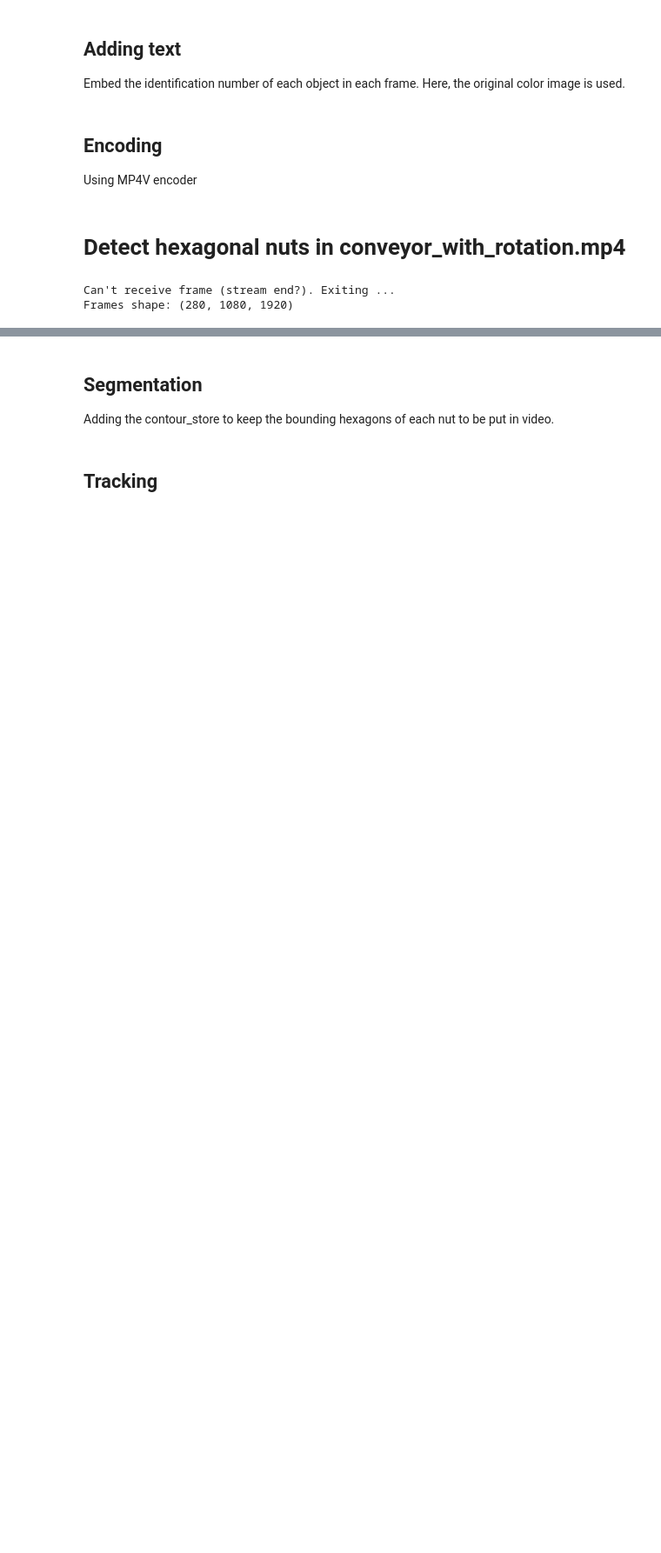
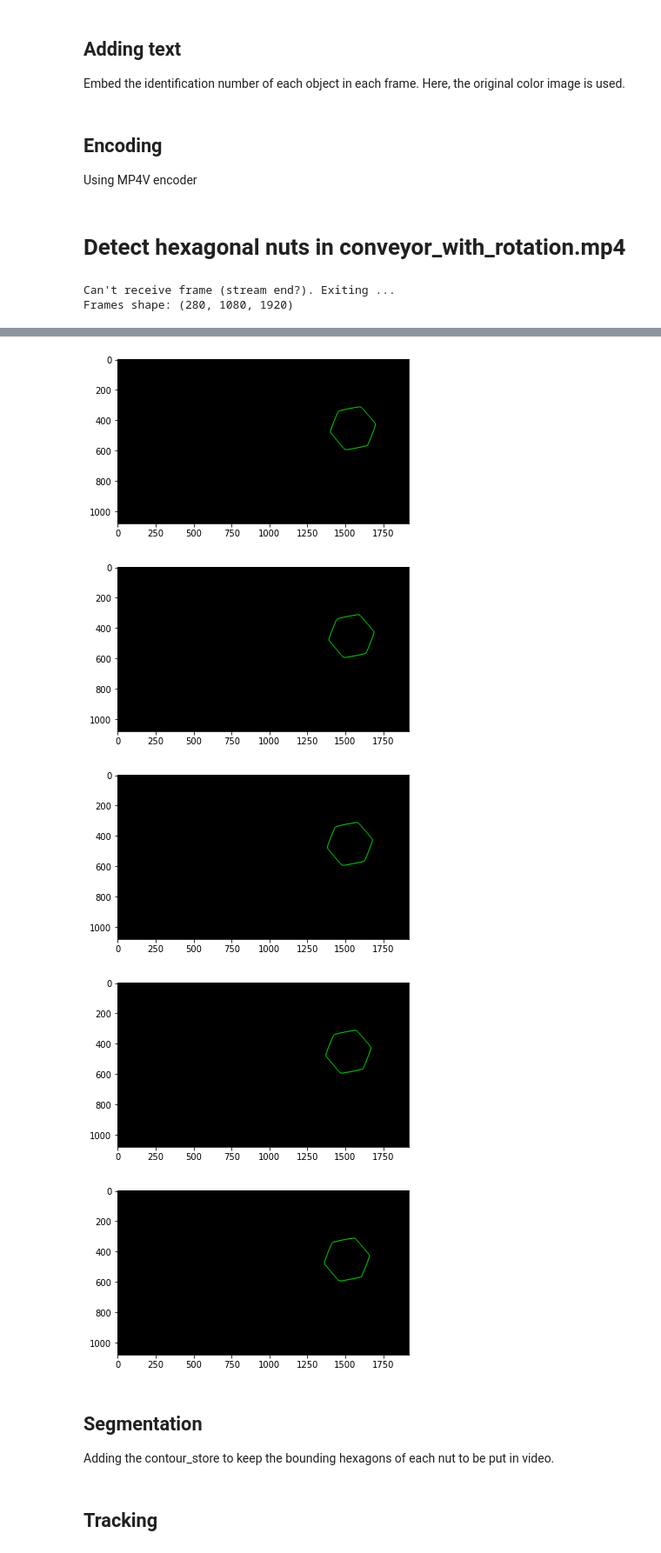
Before and after one commit to PamudithaSomarathne/EN2550, a Jupyter notebook: 5 Count/Assignment 05.ipynb, the cells around one changed output, grey strips where cells are left out. Shown at 87% size. Saved outputs shown, nothing was run; the diff lists cells and outputs as text; code cells hidden in the pictures; blank space fills up the shorter version.

```diff
--- a/5 Count/Assignment 05.ipynb
+++ b/5 Count/Assignment 05.ipynb
@@ -209,12 +224,13 @@ object_flow = []
 matching_threshold = 4.5e-3
 for grey in frames:
   retval, labels, stats, centroids = get_indexed_image(grey)
-  contours, hierarchy = cv.findContours(((labels >= 1)*255).astype('uint8'), cv.RETR_TREE, cv.CHAIN_APPROX_SIMPLE)
+  contours, hierarchy = cv.findContours(((labels >= 1)*255).astype('uint8'),\
+                                    cv.RETR_EXTERNAL, cv.CHAIN_APPROX_SIMPLE)
   frame_objects = []
   for i in range(len(contours)):
-    if cv.matchShapes(contours_t[0], contours[i], cv.CONTOURS_MATCH_I1, 0.0) > matching_threshold: continue
+    if cv.matchShapes(contours_t[0], contours[i], cv.CONTOURS_MATCH_I1, 0.0) >\
+                                                matching_threshold: continue
     ca = int(cv.contourArea(contours[i]))
-    if ca<59500: continue
     M = cv.moments(contours[i])
     cx, cy = int(M['m10']/M['m00']), int(M['m01']/M['m00'])
     frame_objects.append([cx, cy, ca, i+1])
@@ -256,7 +272,8 @@ Embed the identification number of each object in each frame. Here, the original
 for i in range(len(frames)):
   frame = col_frames[i]
   for obj in object_flow[i]:
-    frame = cv.putText(frame, str(int(obj[3])), (int(obj[0]), int(obj[1])), cv.FONT_HERSHEY_SIMPLEX, 2, (0,0,255), 2)
+    frame = cv.putText(frame, str(int(obj[3])), (int(obj[0]), int(obj[1])),\
+                       cv.FONT_HERSHEY_SIMPLEX, 2, (0,0,255), 2)
 # %% [markdown]
 ## Encoding
 Using MP4V encoder
@@ -275,7 +292,7 @@ out.release()
 # %%
 col_frames = []
 frames = []
-cap = cv.VideoCapture('/content/drive/MyDrive/conveyor_with_rotation.mp4') # give the correct path here
+cap = cv.VideoCapture('conveyor_with_rotation.mp4') # give the correct path here
 while cap.isOpened():
     ret, frame = cap.read()
     if not ret:
@@ -296,9 +312,11 @@ Commented due to this taking around 2 minutes and continuously outputting images
 # %%
-#for grey in frames:
-#  retval, labels, stats, centroids = get_indexed_image(grey)
-#  contours, hierarchy = cv.findContours(((labels >= 1)*255).astype('uint8'), cv.RETR_TREE, cv.CHAIN_APPROX_SIMPLE)
-#  im_contours_belt = np.zeros((grey.shape[0],grey.shape[1],3), np.uint8)
-#  conts = cv.drawContours(im_contours_belt, contours, -1, (0,255,0), 3).astype('uint8')
-#  plt.imshow(conts)
-#  plt.show()
-#  print()
+for grey in frames:
+  retval, labels, stats, centroids = get_indexed_image(grey)
+  contours, hierarchy = cv.findContours(((labels >= 1)*255).astype('uint8'),\
+                                    cv.RETR_EXTERNAL, cv.CHAIN_APPROX_SIMPLE)
+  im_contours_belt = np.zeros((grey.shape[0],grey.shape[1],3), np.uint8)
+  conts = cv.drawContours(im_contours_belt, contours, -1,\
+                          (0,255,0), 3).astype('uint8')
+  plt.imshow(conts)
+  plt.show()
+  print()
@@ -305,3 +325,20 @@ Commented due to this taking around 2 minutes and continuously outputting images
+# %%
+for grey in frames[:5]:
+  retval, labels, stats, centroids = get_indexed_image(grey)
+  contours, hierarchy = cv.findContours(((labels >= 1)*255).astype('uint8'),
+                                    cv.RETR_EXTERNAL, cv.CHAIN_APPROX_SIMPLE)
+  im_contours_belt = np.zeros((grey.shape[0],grey.shape[1],3), np.uint8)
+  conts = cv.drawContours(im_contours_belt, contours, -1,\
+                          (0,255,0), 3).astype('uint8')
+  plt.imshow(conts)
+  plt.show()
+  print()
+# %% [output]
+[figure, added]
+[figure, added]
+[figure, added]
+[figure, added]
+[figure, added]
 # %% [markdown]
 ## Segmentation
 Adding the contour_store to keep the bounding hexagons of each nut to be put in video.
```
Also changed, not shown: parts of 19 cells of this notebook, 3 other files.
